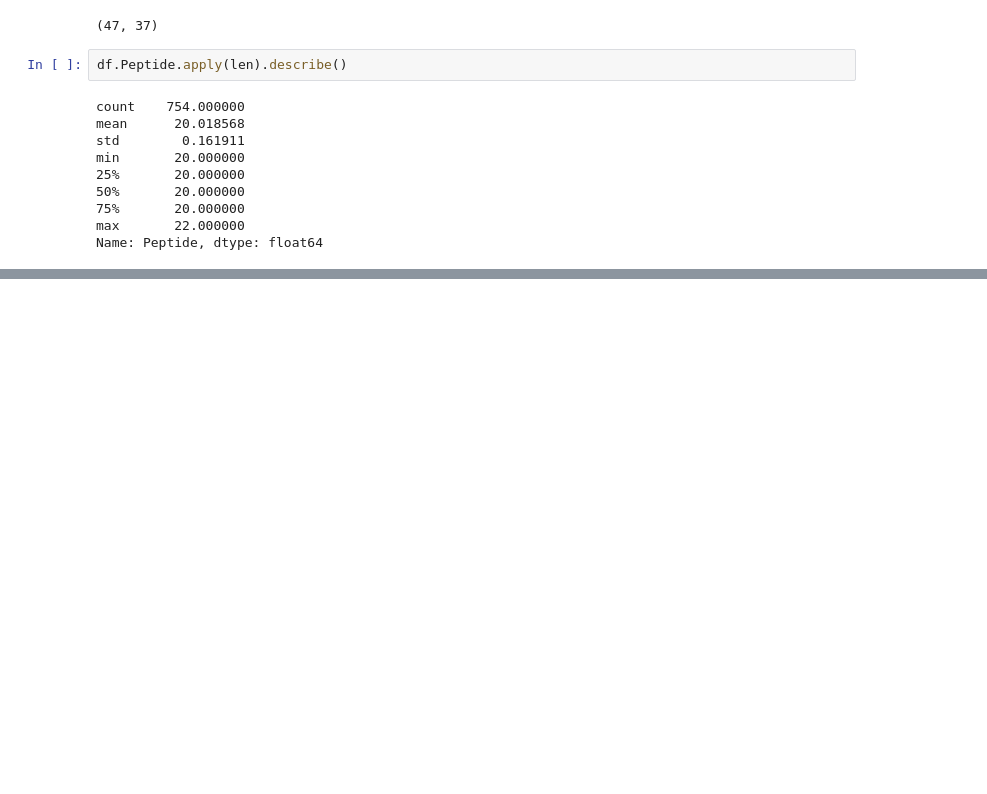
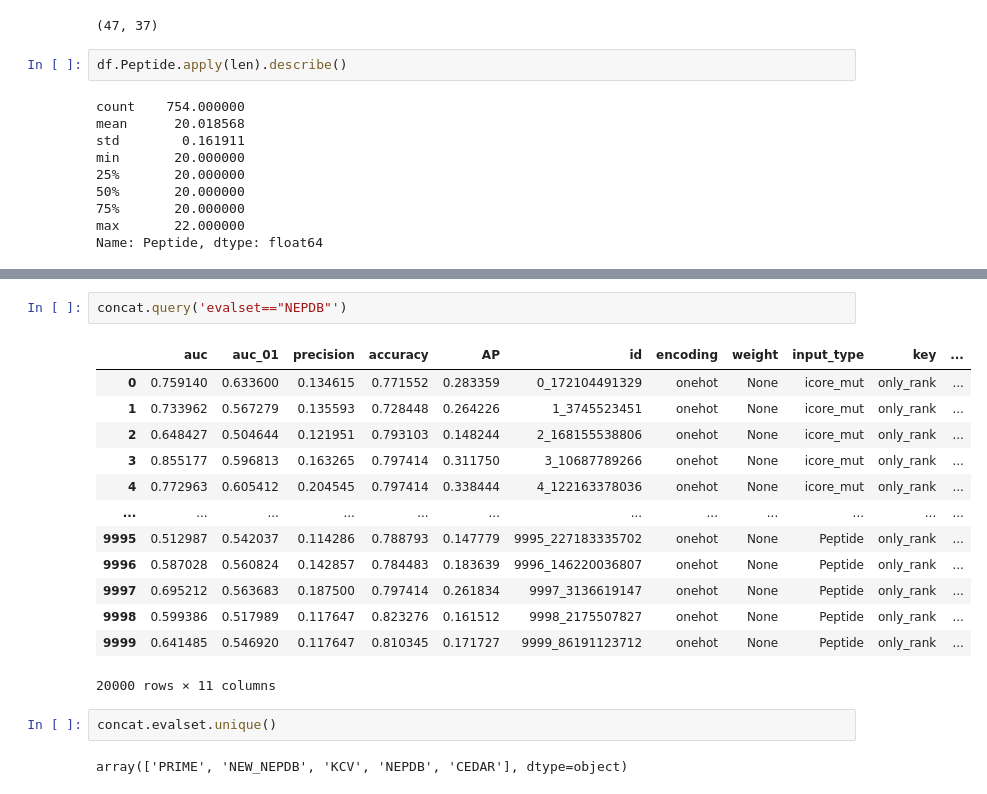
Before and after one commit to richieYT-wan/cedar, a Jupyter notebook: notebook/231017_new_data_and_review.ipynb, the cells around one changed output, grey strips where cells are left out. Saved outputs shown, nothing was run; the diff lists cells and outputs as text; blank space fills up the shorter version.

```diff
--- a/notebook/231017_new_data_and_review.ipynb
+++ b/notebook/231017_new_data_and_review.ipynb
@@ -450,0 +570,20 @@ Name: Peptide, dtype: float64
+# %%
+concat.query('evalset=="NEPDB"')
+# %% [output]
+|  | auc | auc_01 | precision | accuracy | AP | id | encoding | weight | input_type | key | ... |
+| 0 | 0.759140 | 0.633600 | 0.134615 | 0.771552 | 0.283359 | 0_172104491329 | onehot | None | icore_mut | only_rank | ... |
+| 1 | 0.733962 | 0.567279 | 0.135593 | 0.728448 | 0.264226 | 1_3745523451 | onehot | None | icore_mut | only_rank | ... |
+| 2 | 0.648427 | 0.504644 | 0.121951 | 0.793103 | 0.148244 | 2_168155538806 | onehot | None | icore_mut | only_rank | ... |
+| 3 | 0.855177 | 0.596813 | 0.163265 | 0.797414 | 0.311750 | 3_10687789266 | onehot | None | icore_mut | only_rank | ... |
+| 4 | 0.772963 | 0.605412 | 0.204545 | 0.797414 | 0.338444 | 4_122163378036 | onehot | None | icore_mut | only_rank | ... |
+| ... | ... | ... | ... | ... | ... | ... | ... | ... | ... | ... | ... |
+| 9995 | 0.512987 | 0.542037 | 0.114286 | 0.788793 | 0.147779 | 9995_227183335702 | onehot | None | Peptide | only_rank | ... |
+| 9996 | 0.587028 | 0.560824 | 0.142857 | 0.784483 | 0.183639 | 9996_146220036807 | onehot | None | Peptide | only_rank | ... |
+| 9997 | 0.695212 | 0.563683 | 0.187500 | 0.797414 | 0.261834 | 9997_3136619147 | onehot | None | Peptide | only_rank | ... |
+| 9998 | 0.599386 | 0.517989 | 0.117647 | 0.823276 | 0.161512 | 9998_2175507827 | onehot | None | Peptide | only_rank | ... |
+| 9999 | 0.641485 | 0.546920 | 0.117647 | 0.810345 | 0.171727 | 9999_86191123712 | onehot | None | Peptide | only_rank | ... |
+20000 rows × 11 columns
+# %%
+concat.evalset.unique()
+# %% [output]
+array(['PRIME', 'NEW_NEPDB', 'KCV', 'NEPDB', 'CEDAR'], dtype=object)
```
Also changed, not shown: parts of 15 cells of this notebook, 2 other files.
